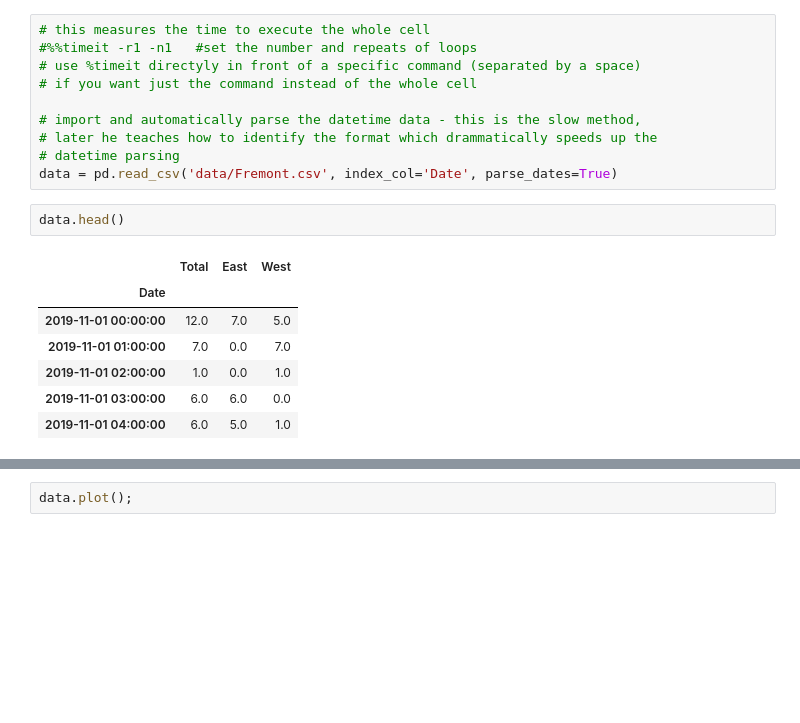
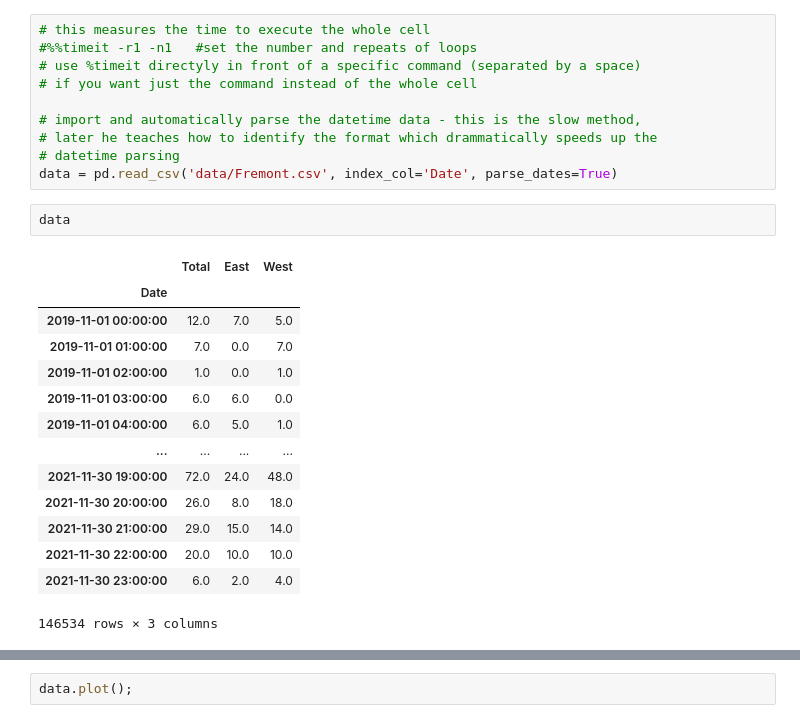
Before and after one commit to robbdunlap/jakevdp_example, a Jupyter notebook: unsupervised_clustering_analysis.ipynb, the cells around one changed output, grey strips where cells are left out. Drawn from its saved outputs; the diff is of its cells as text; blank space fills up the shorter version.

```diff
--- a/unsupervised_clustering_analysis.ipynb
+++ b/unsupervised_clustering_analysis.ipynb
@@ -49,12 +49,19 @@ Date,Total,East,West
 # datetime parsing
 data = pd.read_csv('data/Fremont.csv', index_col='Date', parse_dates=True)
 # %%
-data.head()
+data
 # %% [output]
 |  | Total | East | West |
 | Date |  |  |  |
 | 2019-11-01 00:00:00 | 12.0 | 7.0 | 5.0 |
 | 2019-11-01 01:00:00 | 7.0 | 0.0 | 7.0 |
 | 2019-11-01 02:00:00 | 1.0 | 0.0 | 1.0 |
 | 2019-11-01 03:00:00 | 6.0 | 6.0 | 0.0 |
 | 2019-11-01 04:00:00 | 6.0 | 5.0 | 1.0 |
+| ... | ... | ... | ... |
+| 2021-11-30 19:00:00 | 72.0 | 24.0 | 48.0 |
+| 2021-11-30 20:00:00 | 26.0 | 8.0 | 18.0 |
+| 2021-11-30 21:00:00 | 29.0 | 15.0 | 14.0 |
+| 2021-11-30 22:00:00 | 20.0 | 10.0 | 10.0 |
+| 2021-11-30 23:00:00 | 6.0 | 2.0 | 4.0 |
+146534 rows × 3 columns
```
Also changed, not shown: parts of 40 cells of this notebook.
